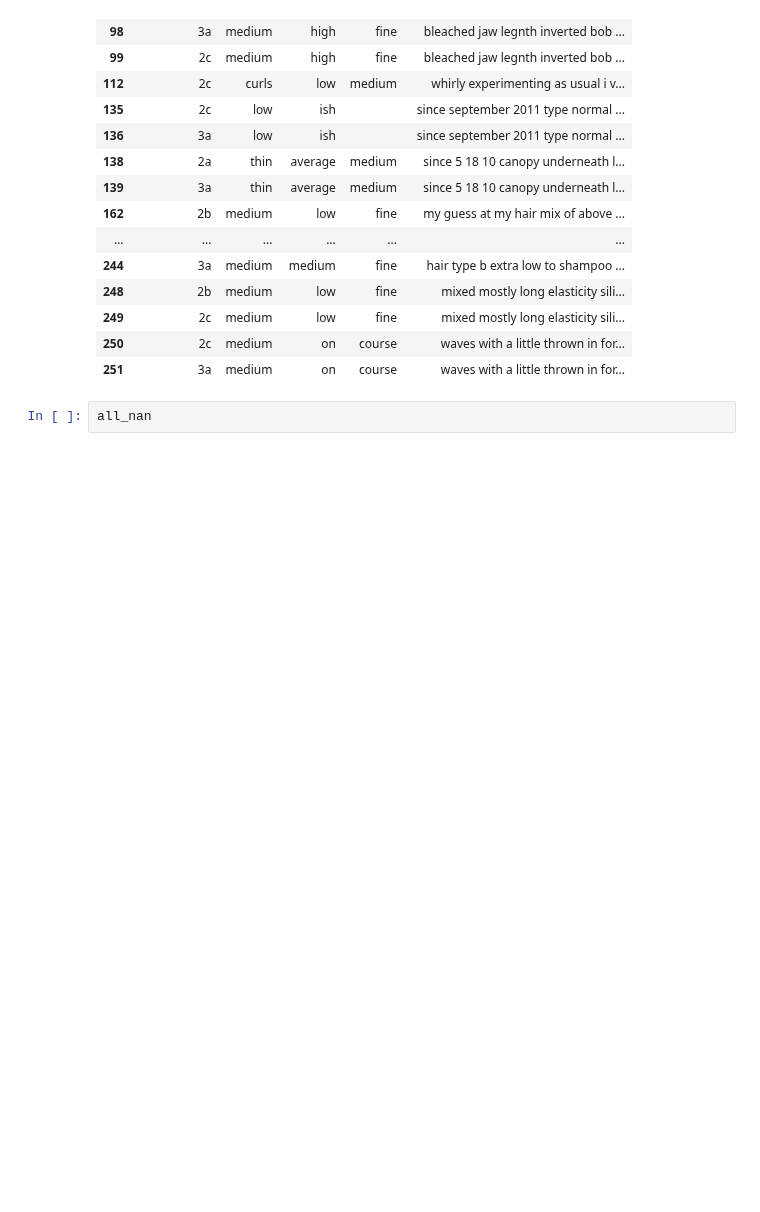
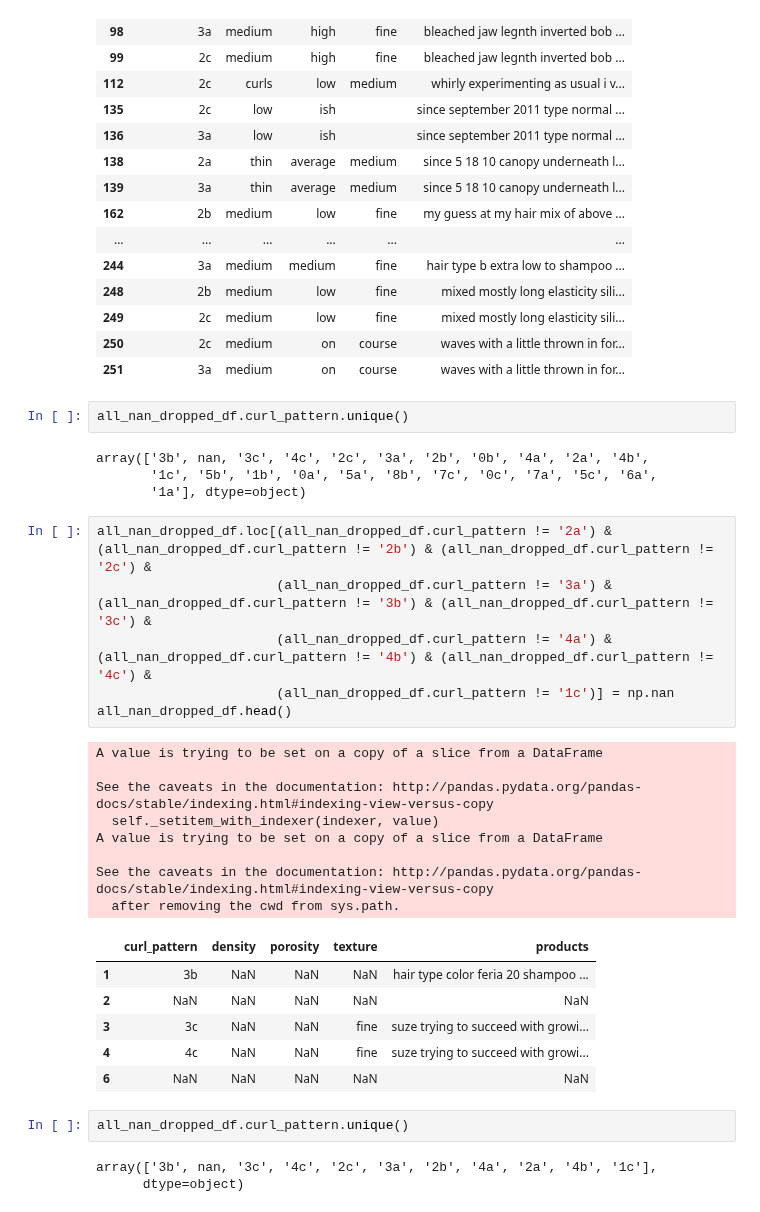
Before and after one commit to 99KHayes/products-for-curlies, a Jupyter notebook: notebooks/02_processing/20190830-kph-full-data-set-processing.ipynb, the cells around one changed output. Saved outputs shown, nothing was run; the diff lists cells and outputs as text; blank space fills up the shorter version.

```diff
--- a/notebooks/02_processing/20190830-kph-full-data-set-processing.ipynb
+++ b/notebooks/02_processing/20190830-kph-full-data-set-processing.ipynb
@@ -105,5 +146,35 @@ no_nan_df.head(20)
 | 249 | 2c | medium | low | fine | mixed mostly long elasticity sili... |
 | 250 | 2c | medium | on | course | waves with a little thrown in for... |
 | 251 | 3a | medium | on | course | waves with a little thrown in for... |
-# %%
-all_nan
+# %%
+all_nan_dropped_df.curl_pattern.unique()
+# %% [output]
+array(['3b', nan, '3c', '4c', '2c', '3a', '2b', '0b', '4a', '2a', '4b',
+       '1c', '5b', '1b', '0a', '5a', '8b', '7c', '0c', '7a', '5c', '6a',
+       '1a'], dtype=object)
+# %%
+all_nan_dropped_df.loc[(all_nan_dropped_df.curl_pattern != '2a') & (all_nan_dropped_df.curl_pattern != '2b') & (all_nan_dropped_df.curl_pattern != '2c') &
+                       (all_nan_dropped_df.curl_pattern != '3a') & (all_nan_dropped_df.curl_pattern != '3b') & (all_nan_dropped_df.curl_pattern != '3c') &
+                       (all_nan_dropped_df.curl_pattern != '4a') & (all_nan_dropped_df.curl_pattern != '4b') & (all_nan_dropped_df.curl_pattern != '4c') &
+                       (all_nan_dropped_df.curl_pattern != '1c')] = np.nan
+all_nan_dropped_df.head()
+# %% [output]
+A value is trying to be set on a copy of a slice from a DataFrame
+
+See the caveats in the documentation: http://pandas.pydata.org/pandas-docs/stable/indexing.html#indexing-view-versus-copy
+  self._setitem_with_indexer(indexer, value)
+A value is trying to be set on a copy of a slice from a DataFrame
+
+See the caveats in the documentation: http://pandas.pydata.org/pandas-docs/stable/indexing.html#indexing-view-versus-copy
+  after removing the cwd from sys.path.
+|  | curl_pattern | density | porosity | texture | products |
+| 1 | 3b | NaN | NaN | NaN | hair type color feria 20 shampoo ... |
+| 2 | NaN | NaN | NaN | NaN | NaN |
+| 3 | 3c | NaN | NaN | fine | suze trying to succeed with growi... |
+| 4 | 4c | NaN | NaN | fine | suze trying to succeed with growi... |
+| 6 | NaN | NaN | NaN | NaN | NaN |
+# %%
+all_nan_dropped_df.curl_pattern.unique()
+# %% [output]
+array(['3b', nan, '3c', '4c', '2c', '3a', '2b', '4a', '2a', '4b', '1c'],
+      dtype=object)
```
Also changed, not shown: parts of 4 cells of this notebook.
